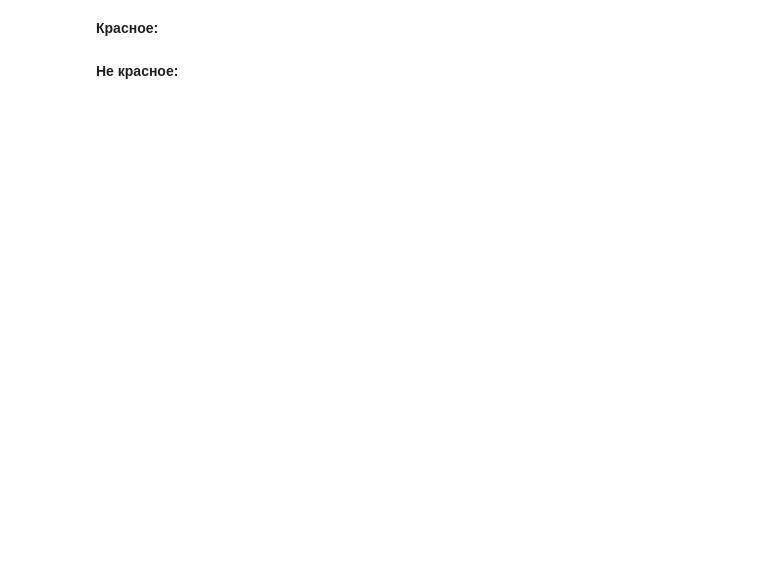
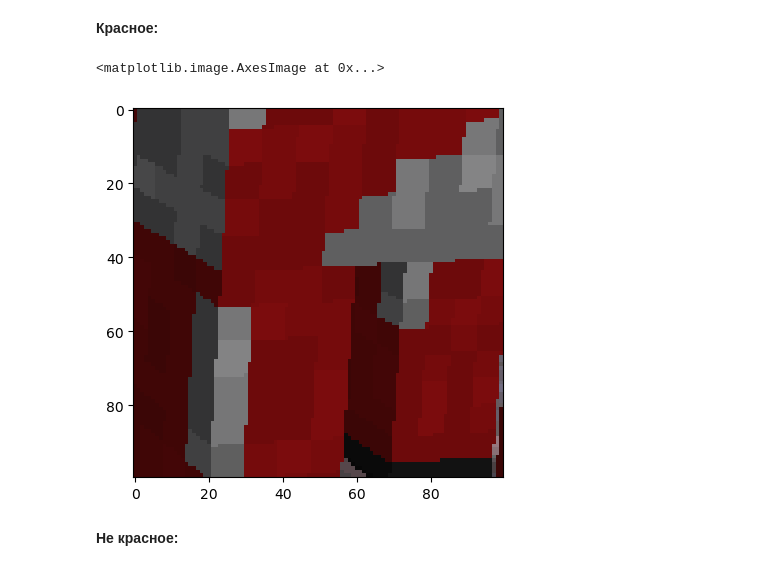
Before and after one commit to ksenia-chernova/Data_processing_uni, a Jupyter notebook: 02_lab.ipynb, the cells around one changed output. Cells and saved outputs as stored; diff of their text form; code cells hidden in the pictures; blank space fills up the shorter version.

```diff
--- a/02_lab.ipynb
+++ b/02_lab.ipynb
@@ -152,6 +162,9 @@ plt.imshow(a[100:500, 150:500])
 # %% [markdown]
 **Красное:**
 # %%
-plt.imshow(a[400:450, 350:450])
+plt.imshow(a[300:400, 600:700])
+# %% [output]
+<matplotlib.image.AxesImage at 0x...>
+[figure, added]
 # %% [markdown]
 **Не красное:**
```
Also changed, not shown: parts of 9 cells of this notebook, 1 other file.
